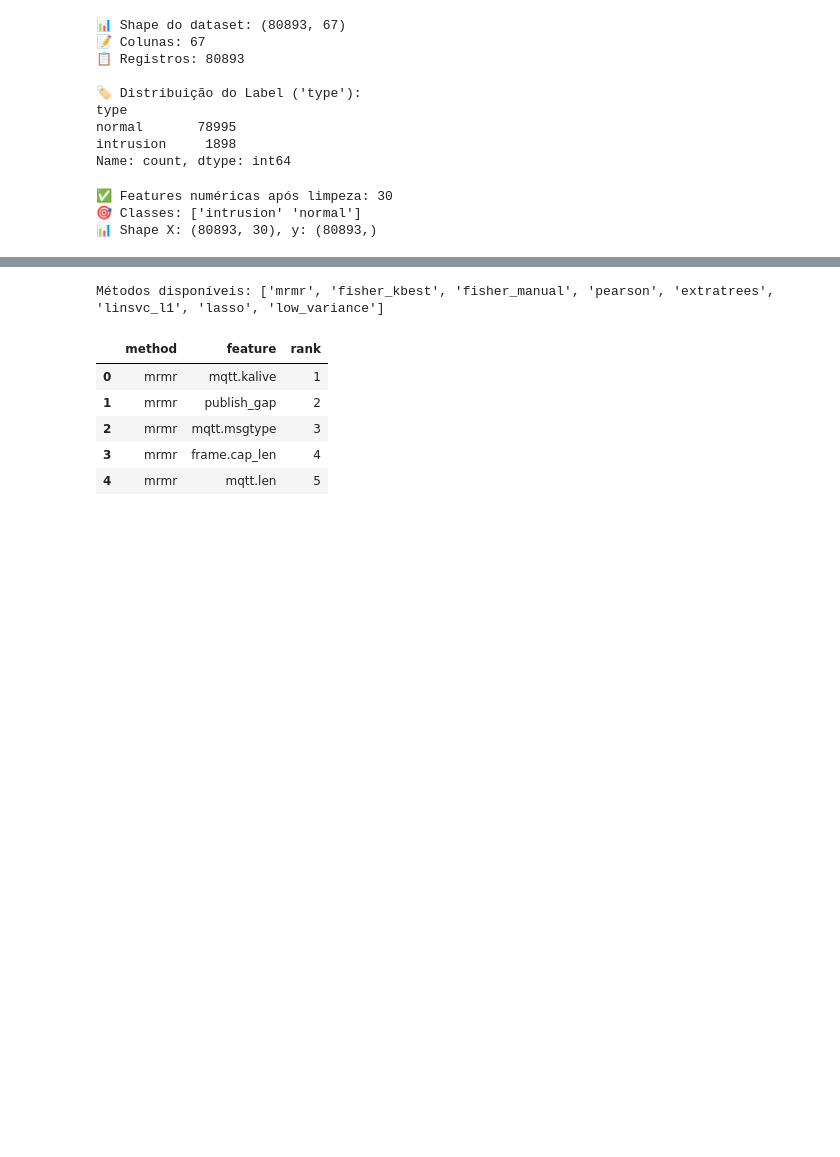
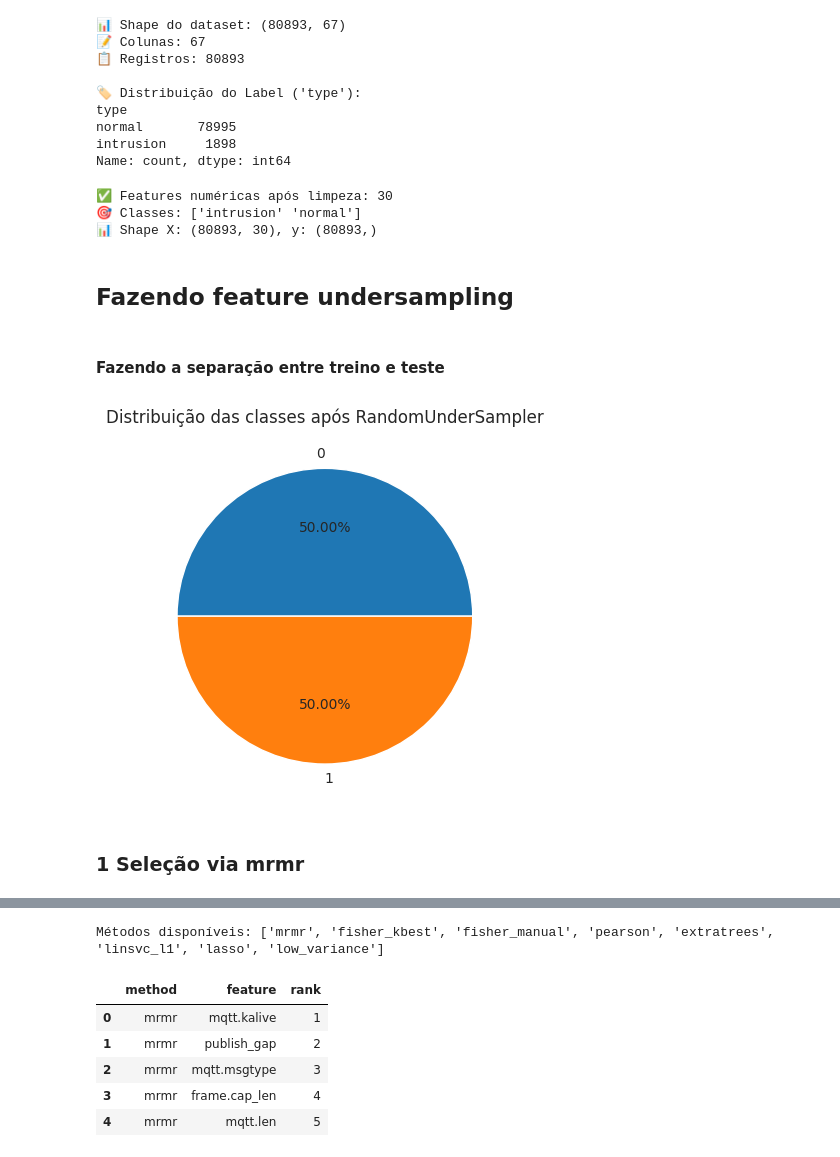
Before and after one commit to William-SWS/mqtt_under_attack, a Jupyter notebook: notebooks/intrusion_model_training.ipynb, the cells around one changed output, grey strips where cells are left out. Cells and saved outputs as stored; diff of their text form; code cells hidden in the pictures; blank space fills up the shorter version.

Commit message:
feat: Ramdom Under Samples implemented in the intrusion dataset

```diff
--- a/notebooks/intrusion_model_training.ipynb
+++ b/notebooks/intrusion_model_training.ipynb
@@ -107,3 +108,26 @@ print(f"📊 Shape X: {X.shape}, y: {y.shape}")
 ✅ Features numéricas após limpeza: 30
 🎯 Classes: ['intrusion' 'normal']
 📊 Shape X: (80893, 30), y: (80893,)
+# %% [markdown]
+## Fazendo feature undersampling
+# %%
+random_under_sampling = RandomUnderSampler(random_state=42)
+# %% [markdown]
+#### Fazendo a separação entre treino e teste
+# %%
+X_train, X_test, y_train, y_test = train_test_split(
+        X, y, test_size=0.3, random_state=42, stratify=y
+    )
+# %%
+X_random_under_sampling, y_random_under_sampling = random_under_sampling.fit_resample(X_train, y_train)
+# %%
+pd.Series(y_random_under_sampling).value_counts().plot.pie(
+    autopct="%.2f%%",
+    ylabel=""
+)
+plt.title("Distribuição das classes após RandomUnderSampler")
+plt.show()
+# %% [output]
+[figure, added]
+# %% [markdown]
+### 1 Seleção via mrmr
```
Also changed, not shown: parts of 2 cells of this notebook.
